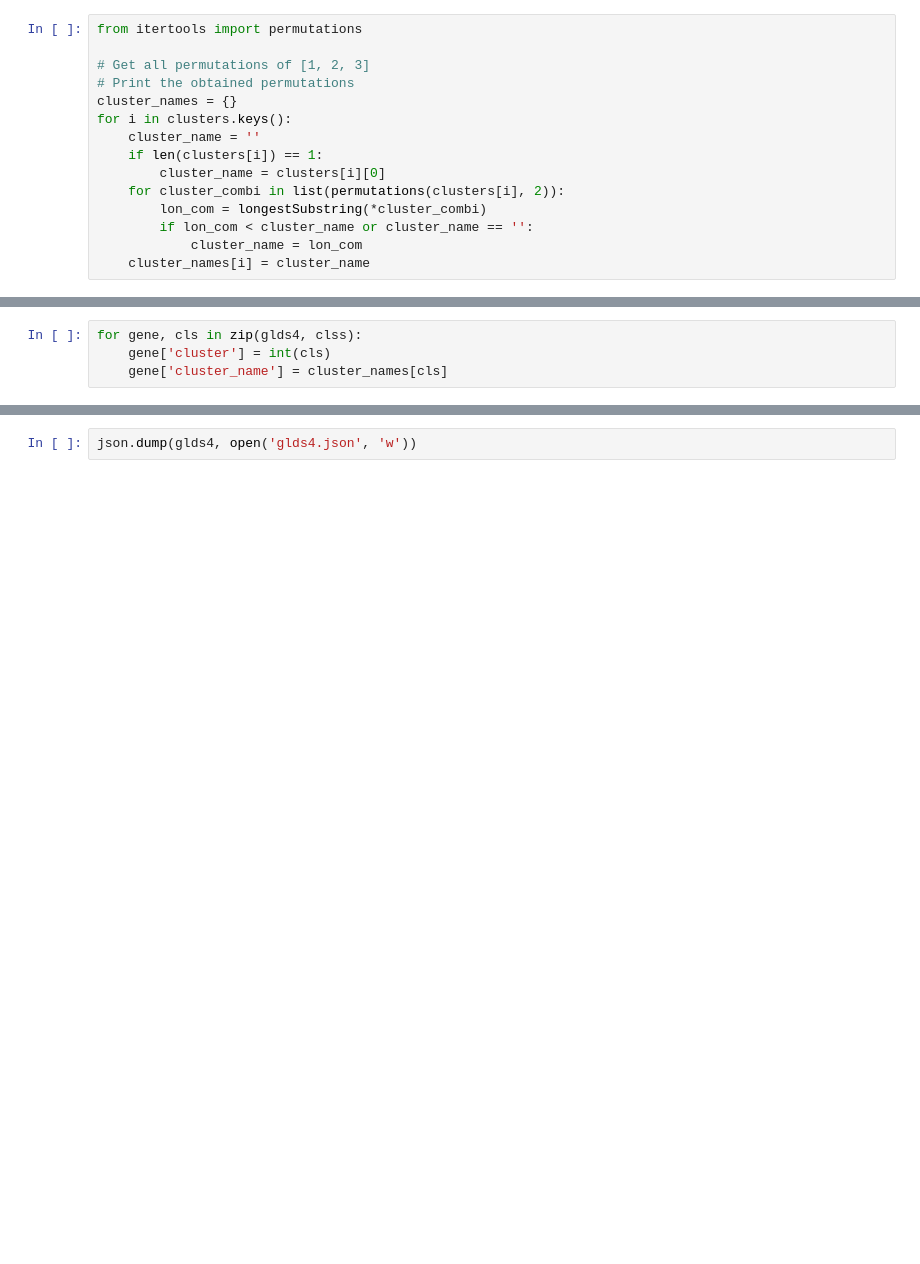
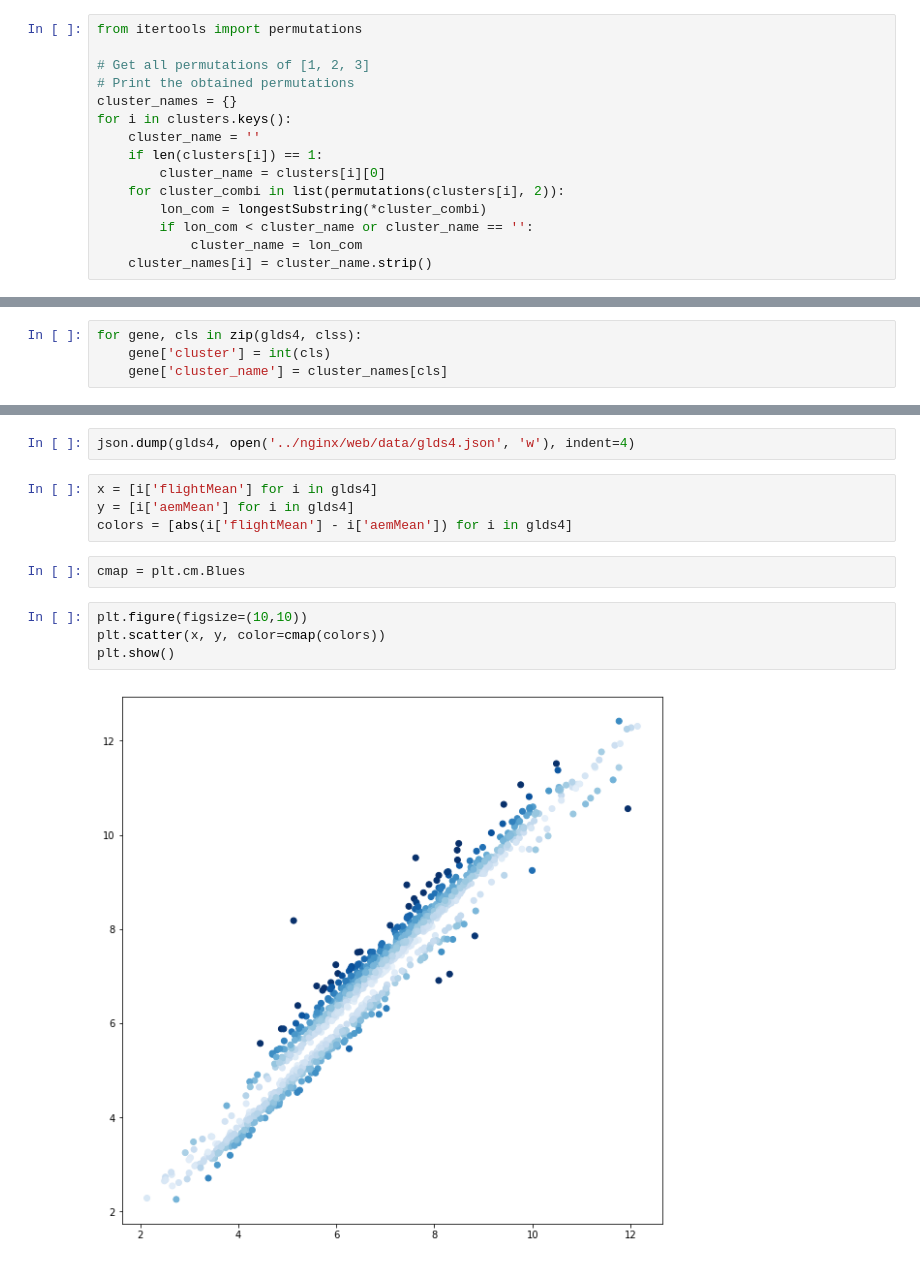
Before and after one commit to abehesht/GeneLab-Visualization, a Jupyter notebook: notebook_exploration/gene_clustering.ipynb, the cells around one changed output, grey strips where cells are left out. Saved outputs shown, nothing was run; the diff lists cells and outputs as text; blank space fills up the shorter version.

```diff
--- a/notebook_exploration/gene_clustering.ipynb
+++ b/notebook_exploration/gene_clustering.ipynb
@@ -205,7 +219,7 @@ for i in clusters.keys():
         lon_com = longestSubstring(*cluster_combi)
         if lon_com < cluster_name or cluster_name == '':
             cluster_name = lon_com
-    cluster_names[i] = cluster_name
+    cluster_names[i] = cluster_name.strip()
 # %%
 clusters[18]
 # %% [output]
@@ -241,2 +257,14 @@ glds4[0]
 # %%
-json.dump(glds4, open('glds4.json', 'w'))
+json.dump(glds4, open('../nginx/web/data/glds4.json', 'w'), indent=4)
+# %%
+x = [i['flightMean'] for i in glds4]
+y = [i['aemMean'] for i in glds4]
+colors = [abs(i['flightMean'] - i['aemMean']) for i in glds4]
+# %%
+cmap = plt.cm.Blues
+# %%
+plt.figure(figsize=(10,10))
+plt.scatter(x, y, color=cmap(colors))
+plt.show()
+# %% [output]
+[figure, added]
```
Also changed, not shown: parts of 15 cells of this notebook, 7 other files.
